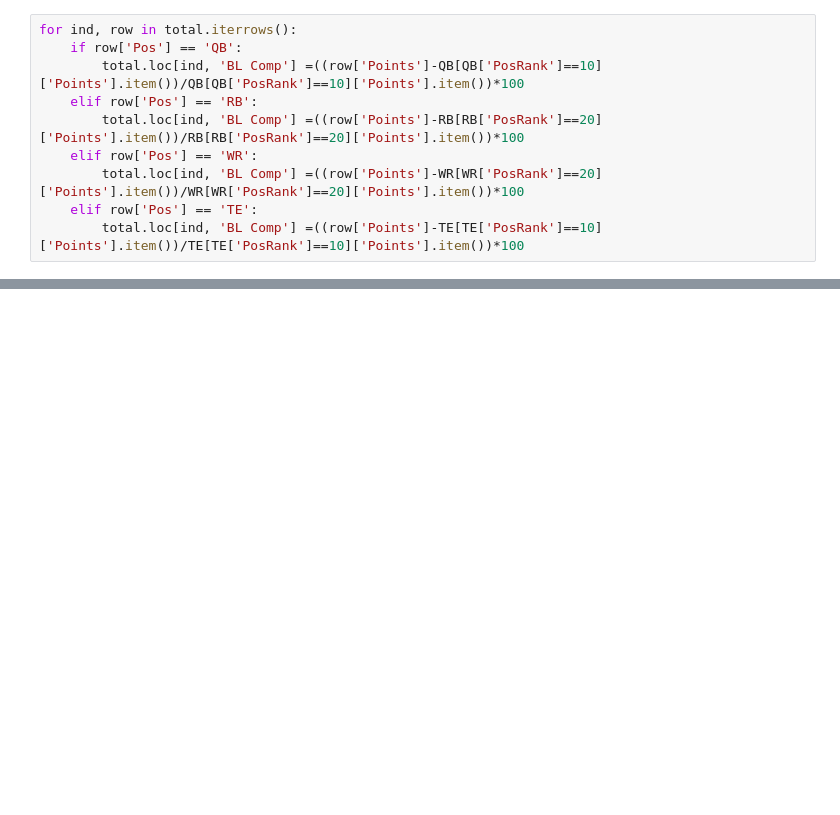
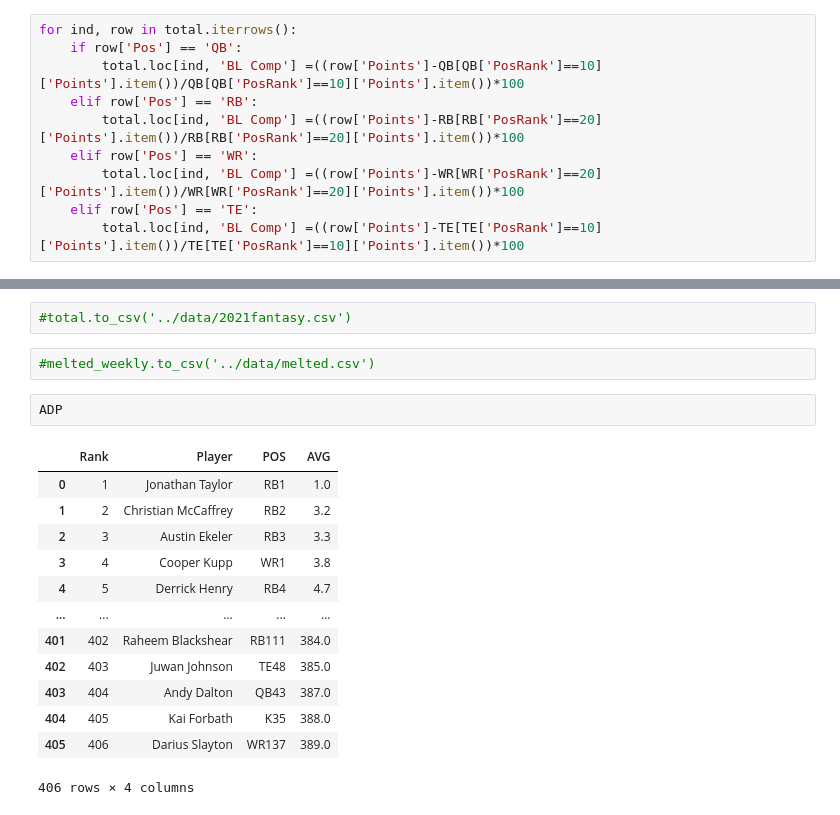
Before and after one commit to JSMitchem/fantasy_football_analysis, a Jupyter notebook: notebooks/capstone.ipynb, the cells around one changed output, grey strips where cells are left out. Cells and saved outputs as stored; diff of their text form; blank space fills up the shorter version.

```diff
--- a/notebooks/capstone.ipynb
+++ b/notebooks/capstone.ipynb
@@ -454,0 +459,20 @@ total.sort_values(by='BL Comp', ascending = False).head(10)
+# %%
+#total.to_csv('../data/2021fantasy.csv')
+# %%
+#melted_weekly.to_csv('../data/melted.csv')
+# %%
+ADP
+# %% [output]
+|  | Rank | Player | POS | AVG |
+| 0 | 1 | Jonathan Taylor | RB1 | 1.0 |
+| 1 | 2 | Christian McCaffrey | RB2 | 3.2 |
+| 2 | 3 | Austin Ekeler | RB3 | 3.3 |
+| 3 | 4 | Cooper Kupp | WR1 | 3.8 |
+| 4 | 5 | Derrick Henry | RB4 | 4.7 |
+| ... | ... | ... | ... | ... |
+| 401 | 402 | Raheem Blackshear | RB111 | 384.0 |
+| 402 | 403 | Juwan Johnson | TE48 | 385.0 |
+| 403 | 404 | Andy Dalton | QB43 | 387.0 |
+| 404 | 405 | Kai Forbath | K35 | 388.0 |
+| 405 | 406 | Darius Slayton | WR137 | 389.0 |
+406 rows × 4 columns
```
Also changed, not shown: parts of 17 cells of this notebook, 6 other files.
